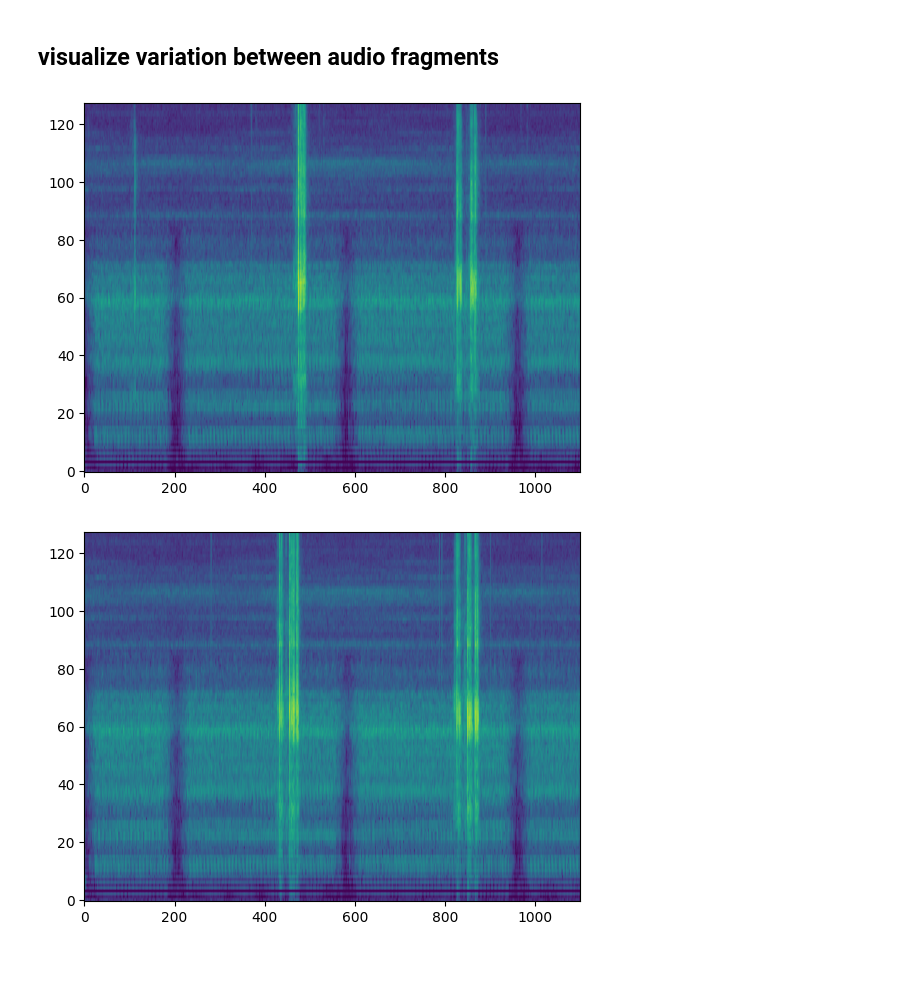
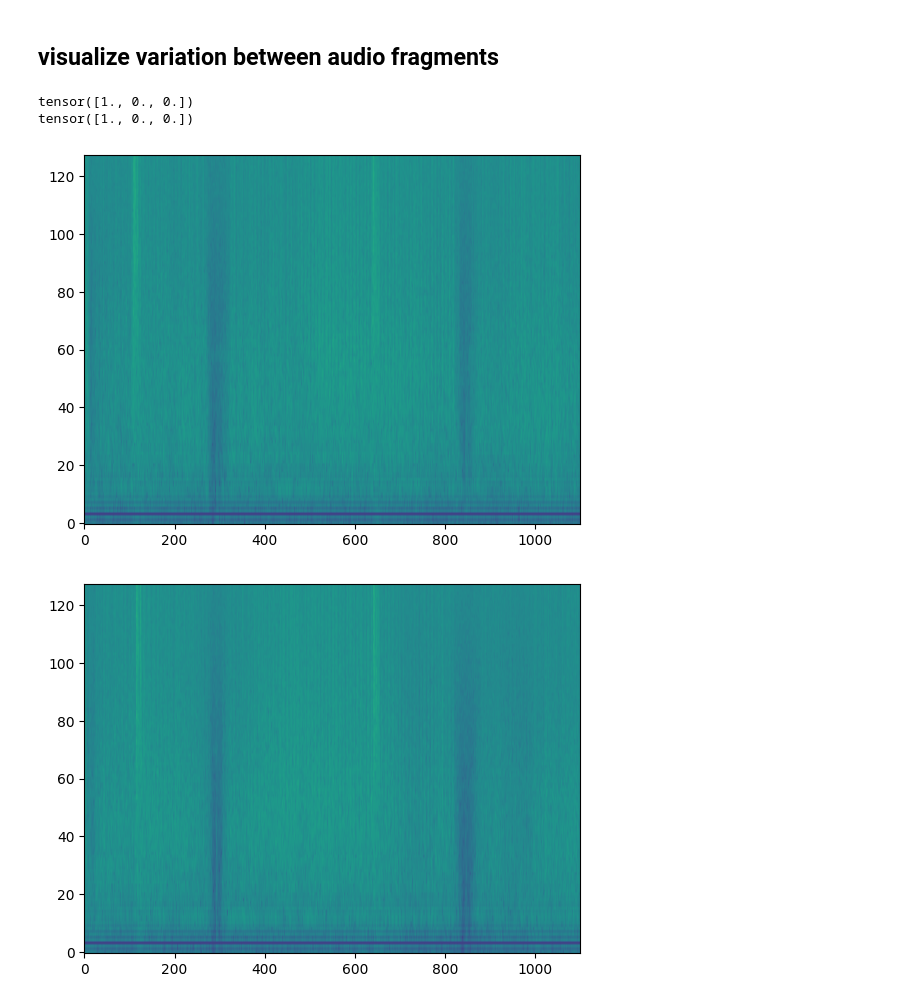
Before and after one commit to tlpss/ast, a Jupyter notebook: egs/robomic/visualize.ipynb, the cells around one changed output. Saved outputs shown, nothing was run; the diff lists cells and outputs as text; code cells hidden in the pictures; blank space fills up the shorter version.

Commit message:
multi-object classification and results visuzalization

```diff
--- a/egs/robomic/visualize.ipynb
+++ b/egs/robomic/visualize.ipynb
@@ -157,0 +150,28 @@ Exact 95% Confidence Interval: [0.5, 1.0]
+# %%
+
+label_csv = "/home/tlips/Documents/ast/egs/robomic/data/robomic_categories.csv"
+datafile= "/home/tlips/Documents/ast/egs/robomic/data/icra2025-multiclass-v1-disturbances/noise/red_hot_chillipeppers/robomic_all_laser.json"
+noise_dataset = AudiosetDataset(datafile, label_csv=label_csv, audio_conf=audio_conf)
+# visualize 6 samples in a 3x2 layout
+
+import matplotlib.pyplot as plt
+import numpy as np
+import random
+
+N = 6
+fig, axs = plt.subplots(3, 2, figsize=(10, 15))
+axs = axs.flatten()  # Flatten the 2D array of axes for easier indexing
+
+for i in range(N):
+    idx = random.randint(0, len(noise_dataset) - 1)
+    fbank, label = noise_dataset[idx]
+    # transpose to fbank
+    fbank = fbank.transpose(0, 1)
+    # do not rescale the values for visualization
+    axs[i].imshow(fbank.numpy(), aspect='auto', origin='lower', cmap='viridis',vmin=-3, vmax=3)
+    axs[i].set_title(f'Label: {label}')
+    axs[i].set_xlabel('Time')
+    axs[i].set_ylabel('Mel filter')
+
+plt.tight_layout()
+plt.show()
@@ -159,18 +187,22 @@ Exact 95% Confidence Interval: [0.5, 1.0]
 ## visualize variation between audio fragments
 # %%
 b1,l1 = dataset[0]
-b2,l2 = dataset[1]
-
-assert torch.all(b1 == b1)
+print(l1)
+b2,l2 = noise_dataset[0]
+print(l2)
+import torch
+# %% [output]
+tensor([1., 0., 0.])
+tensor([1., 0., 0.])
 # %%
 diff = b1-b2
 # plot difference
-plt.imshow(b1.transpose(0,1).numpy(), aspect='auto', origin='lower')
+plt.imshow(b1.transpose(0,1).numpy(), aspect='auto', origin='lower',vmin=-5, vmax=5)
 plt.show()
-plt.imshow(b2.transpose(0,1).numpy(), aspect='auto', origin='lower')
+plt.imshow(b2.transpose(0,1).numpy(), aspect='auto', origin='lower',vmin=-5, vmax=5)
 plt.show()
-plt.imshow(diff.transpose(0,1).numpy(), aspect='auto', origin='lower')
+plt.imshow(diff.transpose(0,1).numpy(), aspect='auto', origin='lower',vmin=-5, vmax=5)
 plt.show()
 # %% [output]
-[figure, old version]
+[figure, new version]
-[figure, old version]
+[figure, new version]
```
Also changed, not shown: parts of 6 cells of this notebook, 13 other files.
